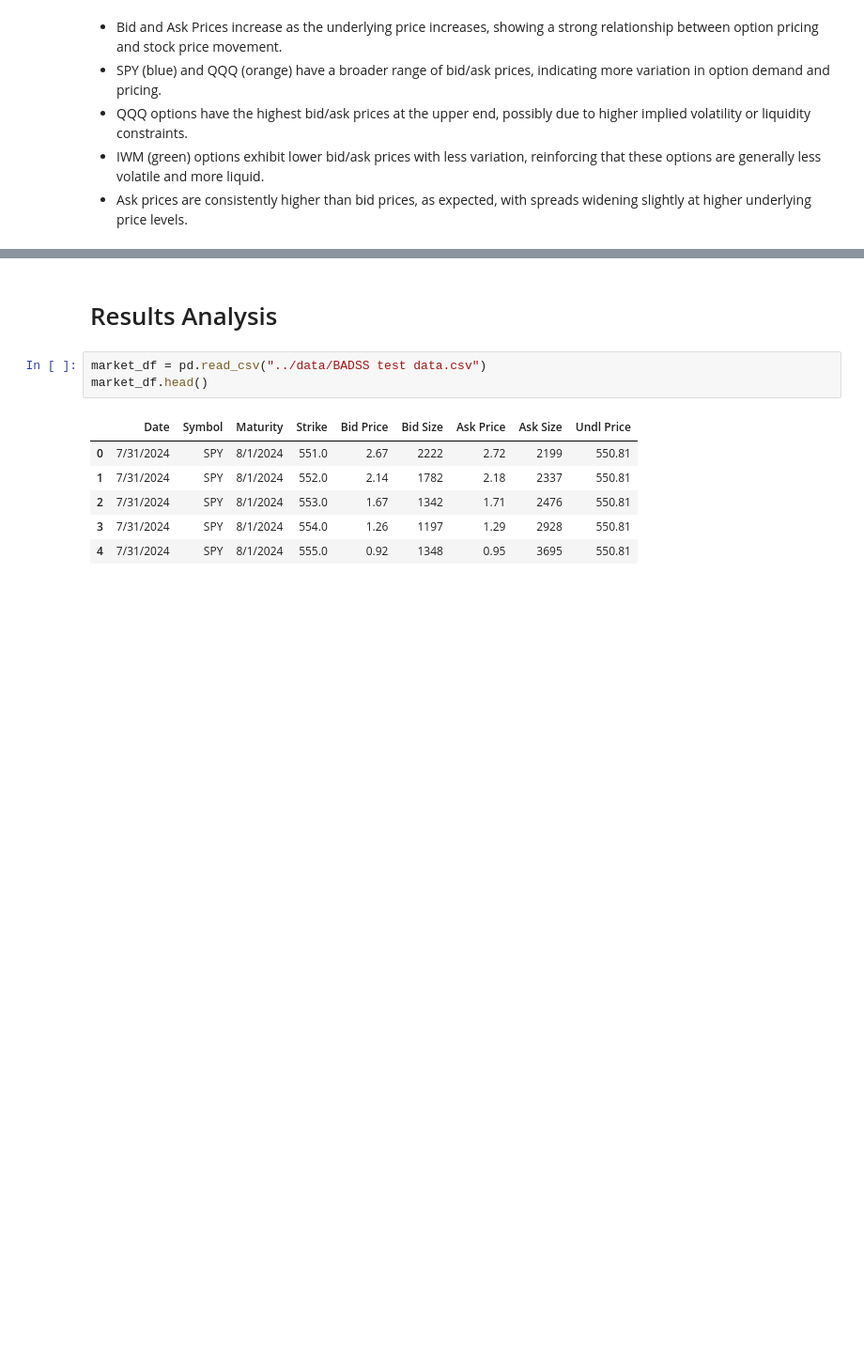
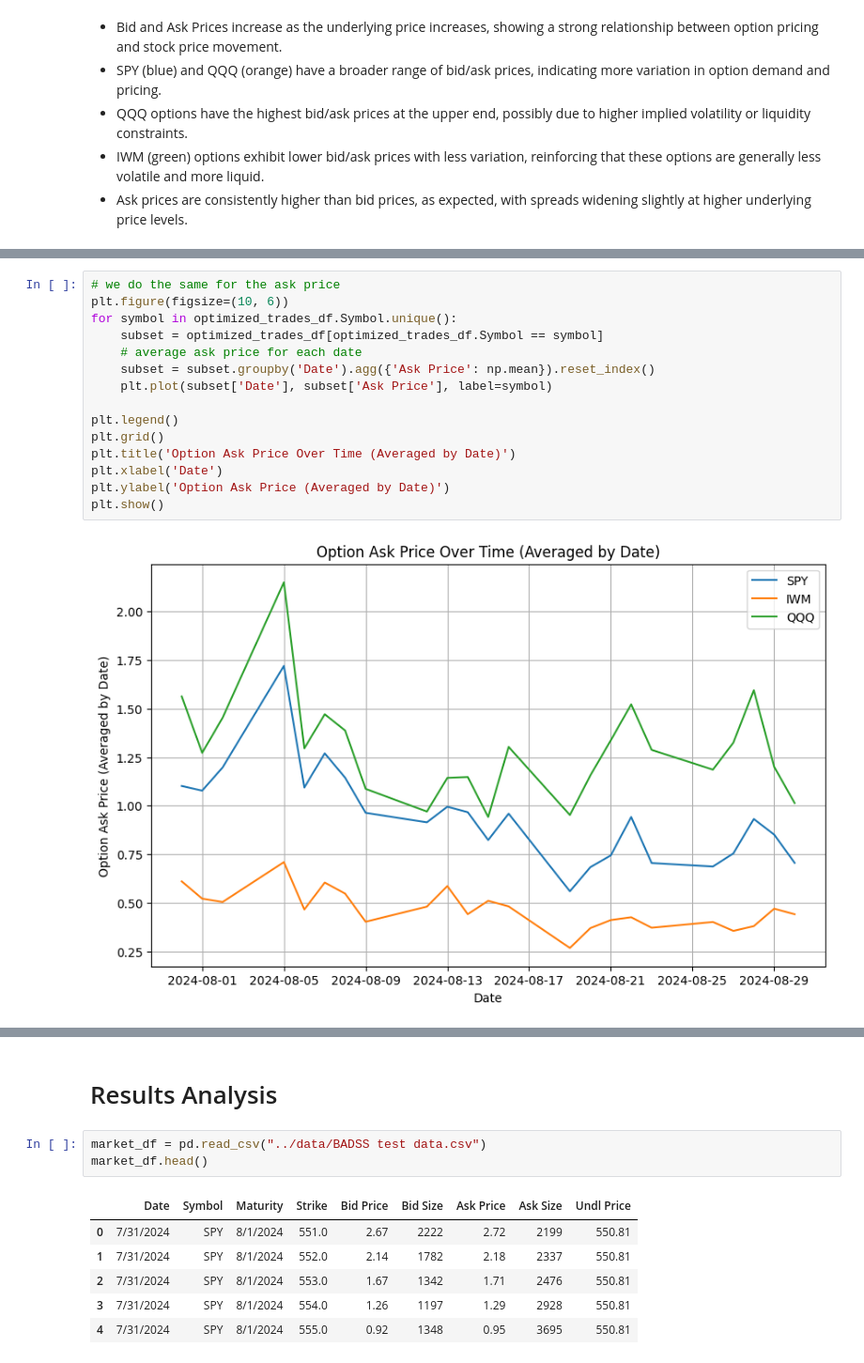
Before and after one commit to Qamil-Mirza/badss-2025-options-alpha-strategy, a Jupyter notebook: notebooks/analysis.ipynb, the cells around one changed output, grey strips where cells are left out. Shown at 94% size. Cells and saved outputs as stored; diff of their text form; blank space fills up the shorter version.

```diff
--- a/notebooks/analysis.ipynb
+++ b/notebooks/analysis.ipynb
@@ -335,0 +343,17 @@ Based on our exploratory data analysis (EDA), we now have a clear understanding
+# %%
+# we do the same for the ask price
+plt.figure(figsize=(10, 6))
+for symbol in optimized_trades_df.Symbol.unique():
+    subset = optimized_trades_df[optimized_trades_df.Symbol == symbol]
+    # average ask price for each date
+    subset = subset.groupby('Date').agg({'Ask Price': np.mean}).reset_index()
+    plt.plot(subset['Date'], subset['Ask Price'], label=symbol)
+
+plt.legend()
+plt.grid()
+plt.title('Option Ask Price Over Time (Averaged by Date)')
+plt.xlabel('Date')
+plt.ylabel('Option Ask Price (Averaged by Date)')
+plt.show()
+# %% [output]
+[figure, added]
```
Also changed, not shown: parts of 19 cells of this notebook, 1 other file.
